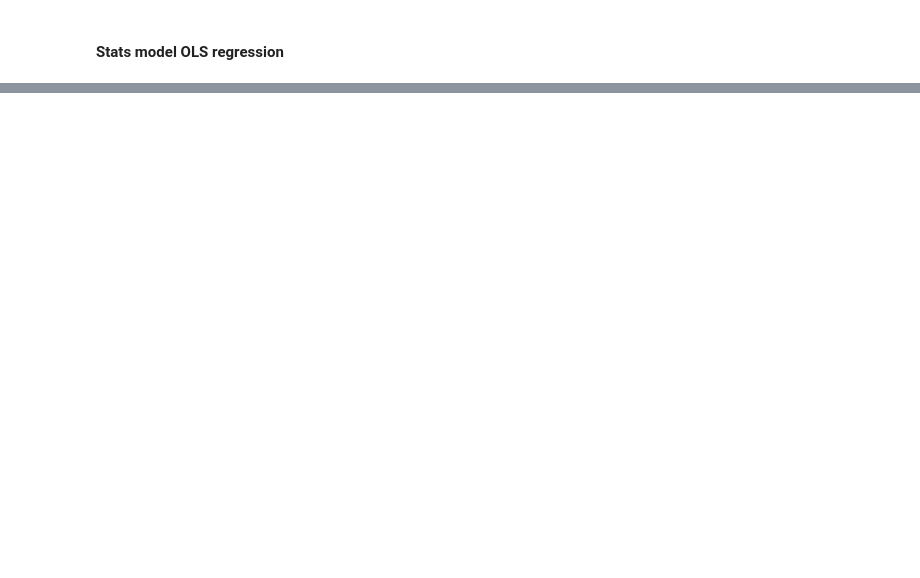
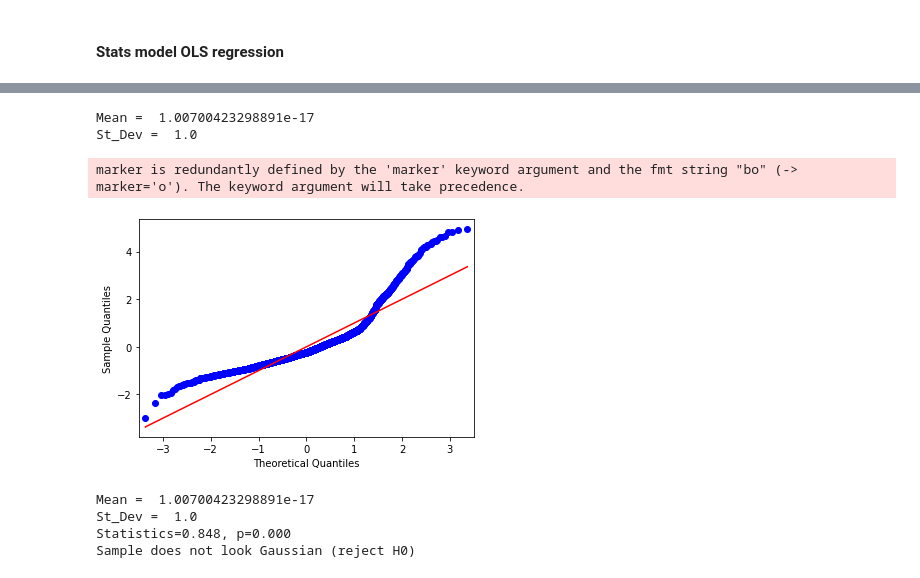
Before and after one commit to jasmeeetSingh/BikeSharingSystems-UCI, a Jupyter notebook: BikeSharing.ipynb, the cells around one changed output, grey strips where cells are left out. Saved outputs shown, nothing was run; the diff lists cells and outputs as text; code cells hidden in the pictures; blank space fills up the shorter version.

```diff
--- a/BikeSharing.ipynb
+++ b/BikeSharing.ipynb
@@ -270,0 +275,24 @@ Notes:
+# %%
+# Checking for normal distributions of error terms
+import plotly.express as px
+import statistics
+
+def standardize(errors):
+    mean = statistics.mean(errors)
+    st_dev = statistics.stdev(errors)
+
+    # Z score
+    normalized = [ (i - mean)/st_dev for i in errors]
+    print("Mean = ", statistics.mean(normalized)) # CLose to 0
+    print("St_Dev = ", statistics.stdev(normalized)) # equal to 1
+    return sorted(normalized)
+
+y_pred = est2.predict(X_test)
+
+fig = px.scatter(y = y_test, x = [i for i in range(len(X_test))])
+fig.add_scatter(y = y_pred, x = [i for i in range(len(X_test))])
+fig.show()
+
+errors =  y_test - y_pred
+fig = px.scatter( y = standardize(errors), x = [i for i in range(len(X_test))])
+fig.show()
@@ -270,0 +331,45 @@ Notes:
+# %%
+
+# QQ Plot
+from numpy.random import seed
+from numpy.random import randn
+from statsmodels.graphics.gofplots import qqplot
+from matplotlib import pyplot
+
+errors =  y_test - y_pred
+data = standardize(errors)
+
+# q-q plot
+qqplot(np.asarray(data), line='s')
+pyplot.show()
+# %% [output]
+Mean =  1.00700423298891e-17
+St_Dev =  1.0
+marker is redundantly defined by the 'marker' keyword argument and the fmt string "bo" (-> marker='o'). The keyword argument will take precedence.
+[figure, added]
+# %%
+# Shapiro-Wilk Test
+from numpy.random import seed
+from numpy.random import randn
+from scipy.stats import shapiro
+
+errors =  y_test - y_pred
+data = standardize(errors)
+
+# q-q plot
+data = np.asarray(data)
+
+# normality test
+stat, p = shapiro(data)
+print('Statistics=%.3f, p=%.3f' % (stat, p))
+# interpret
+alpha = 0.05
+if p > alpha:
+	print('Sample looks Gaussian (fail to reject H0)')
+else:
+	print('Sample does not look Gaussian (reject H0)')
+# %% [output]
+Mean =  1.00700423298891e-17
+St_Dev =  1.0
+Statistics=0.848, p=0.000
+Sample does not look Gaussian (reject H0)
```
Also changed, not shown: parts of 7 cells of this notebook.
